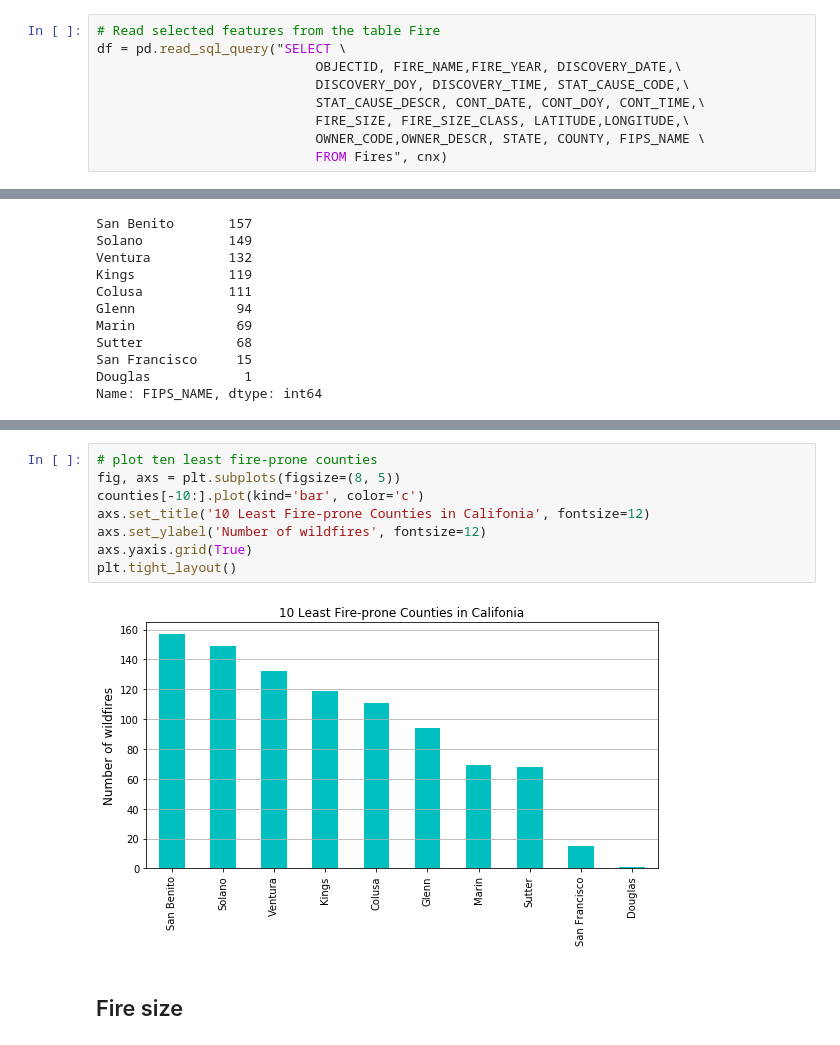
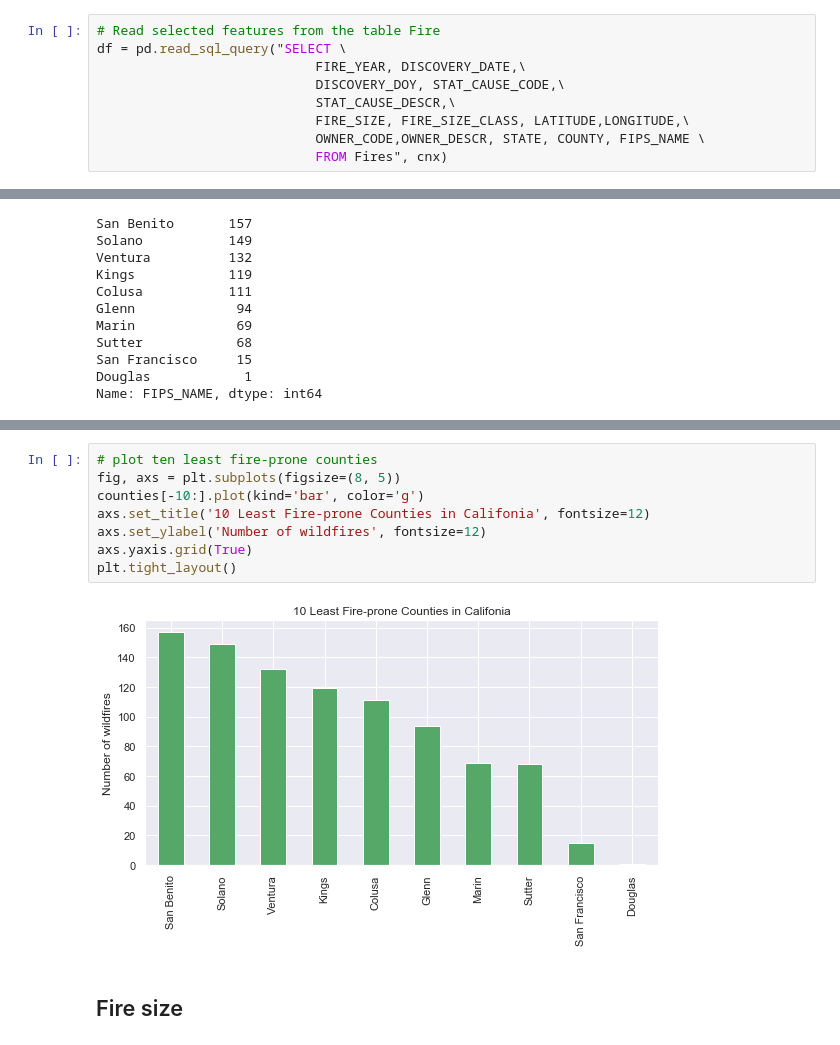
Before and after one commit to Davidloku1234567/wildfire, a Jupyter notebook: wildFire_1.ipynb, the cells around one changed output, grey strips where cells are left out. Cells and saved outputs as stored; diff of their text form.

```diff
--- a/wildFire_1.ipynb
+++ b/wildFire_1.ipynb
@@ -40,9 +41,9 @@ NWCG_UnitIDActive_20170109
 # %%
 # Read selected features from the table Fire
 df = pd.read_sql_query("SELECT \
-                            OBJECTID, FIRE_NAME,FIRE_YEAR, DISCOVERY_DATE,\
-                            DISCOVERY_DOY, DISCOVERY_TIME, STAT_CAUSE_CODE,\
-                            STAT_CAUSE_DESCR, CONT_DATE, CONT_DOY, CONT_TIME,\
+                            FIRE_YEAR, DISCOVERY_DATE,\
+                            DISCOVERY_DOY, STAT_CAUSE_CODE,\
+                            STAT_CAUSE_DESCR,\
                             FIRE_SIZE, FIRE_SIZE_CLASS, LATITUDE,LONGITUDE,\
                             OWNER_CODE,OWNER_DESCR, STATE, COUNTY, FIPS_NAME \
                             FROM Fires", cnx)
@@ -187,13 +188,13 @@ plt.tight_layout()
 # %%
 # plot ten least fire-prone counties
 fig, axs = plt.subplots(figsize=(8, 5))
-counties[-10:].plot(kind='bar', color='c')
+counties[-10:].plot(kind='bar', color='g')
 axs.set_title('10 Least Fire-prone Counties in Califonia', fontsize=12)
 axs.set_ylabel('Number of wildfires', fontsize=12)
 axs.yaxis.grid(True)
 plt.tight_layout()
 # %% [output]
-[figure, old version]
+[figure, new version]
 # %% [markdown]
 ## Fire size
 # %%
```
Also changed, not shown: parts of 37 cells of this notebook.
